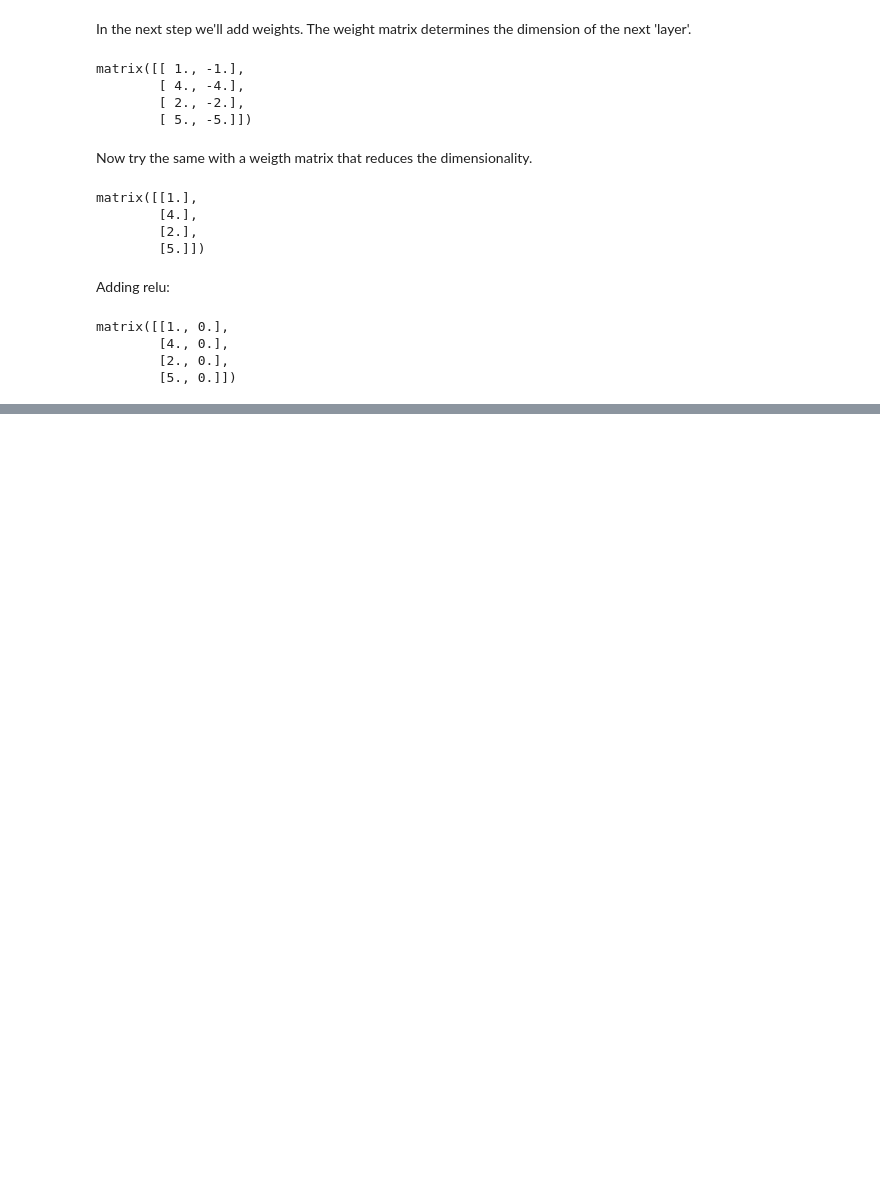
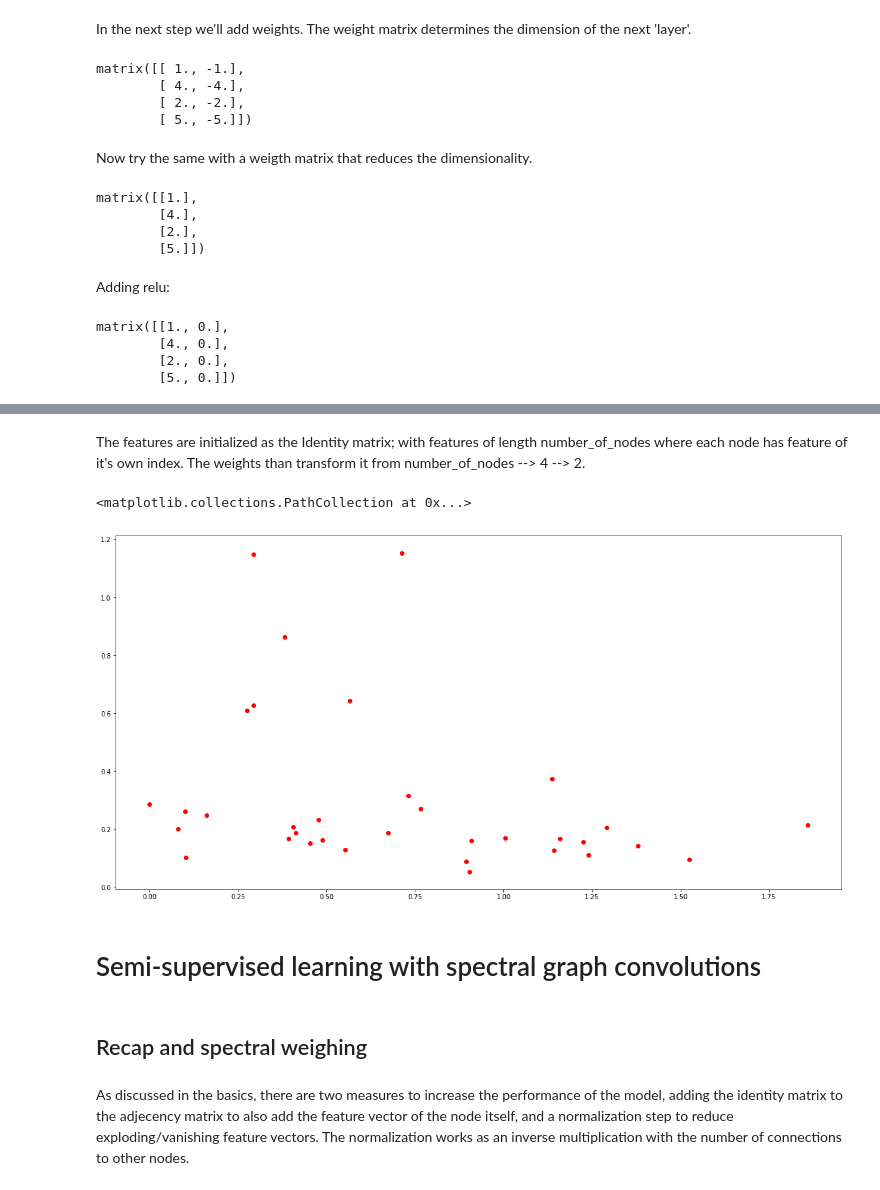
Before and after one commit to sbalk/graph_convolutions, a Jupyter notebook: Graph convolutions introduction.ipynb, the cells around one changed output, grey strips where cells are left out. Cells and saved outputs as stored; diff of their text form; code cells hidden in the pictures; blank space fills up the shorter version.

```diff
--- a/Graph convolutions introduction.ipynb
+++ b/Graph convolutions introduction.ipynb
@@ -128,0 +159,34 @@ matrix([[1., 0.],
+# %%
+W_1 = np.random.normal(
+    loc=0, scale=1, size=(zkc.number_of_nodes(), 4))
+W_2 = np.random.normal(
+    loc=0, size=(W_1.shape[1], 2))
+# %% [markdown]
+The features are initialized as the Identity matrix; with features of length number_of_nodes where each node has feature of it's own index. The weights than transform it from number_of_nodes --> 4 --> 2.
+# %%
+def gcn_layer(A_hat, D_hat, X, W):
+    return relu(D_hat**-1 * A_hat * X * W)
+
+H_1 = gcn_layer(A_hat, D_hat, I, W_1)
+H_2 = gcn_layer(A_hat, D_hat, H_1, W_2)
+
+output = H_2
+# %%
+feature_representations = {
+    node: np.array(output)[node]
+    for node in zkc.nodes()}
+# %%
+feature_list = np.asarray([feature_representations[i][:] for i
+                in feature_representations.keys()])
+# %%
+plt.figure(figsize=(20,10))
+plt.scatter(feature_list[:,0], feature_list[:,1], c='r')
+# %% [output]
+<matplotlib.collections.PathCollection at 0x...>
+[figure, added]
+# %% [markdown]
+# Semi-supervised learning with spectral graph convolutions
+# %% [markdown]
+## Recap and spectral weighing
+# %% [markdown]
+As discussed in the basics, there are two measures to increase the performance of the model, adding the identity matrix to the adjecency matrix to also add the feature vector of the node itself, and a normalization step to reduce exploding/vanishing feature vectors. The normalization works as an inverse multiplication with the number of connections to other nodes.
```
Also changed, not shown: parts of 15 cells of this notebook.
